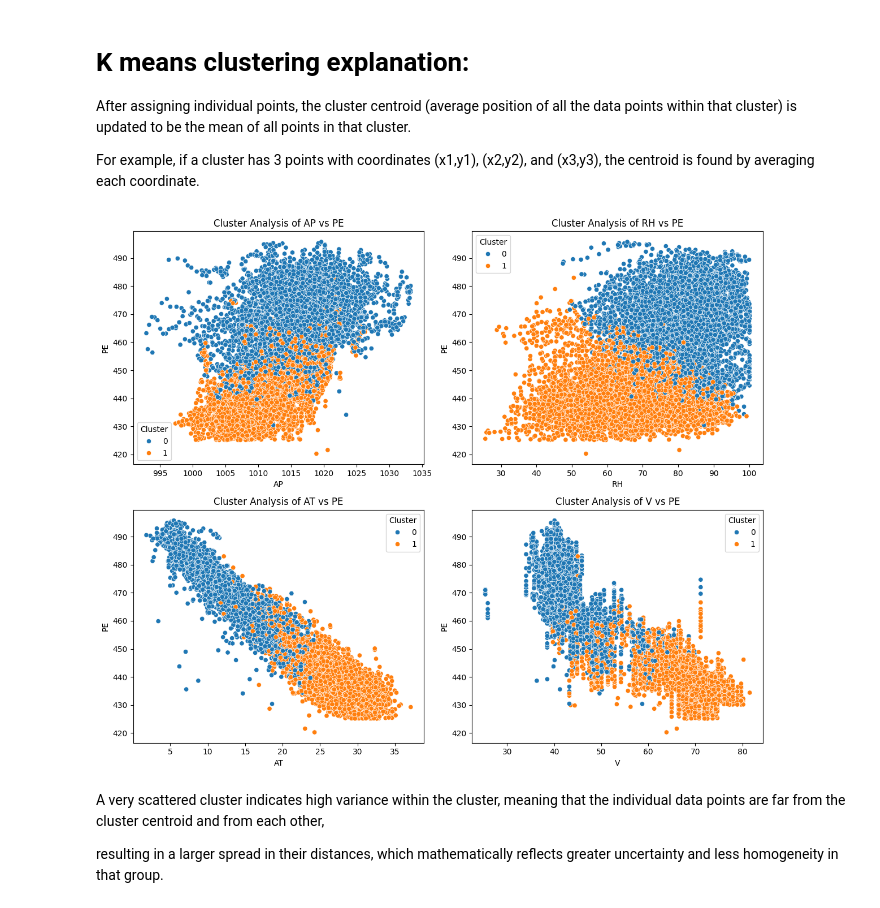
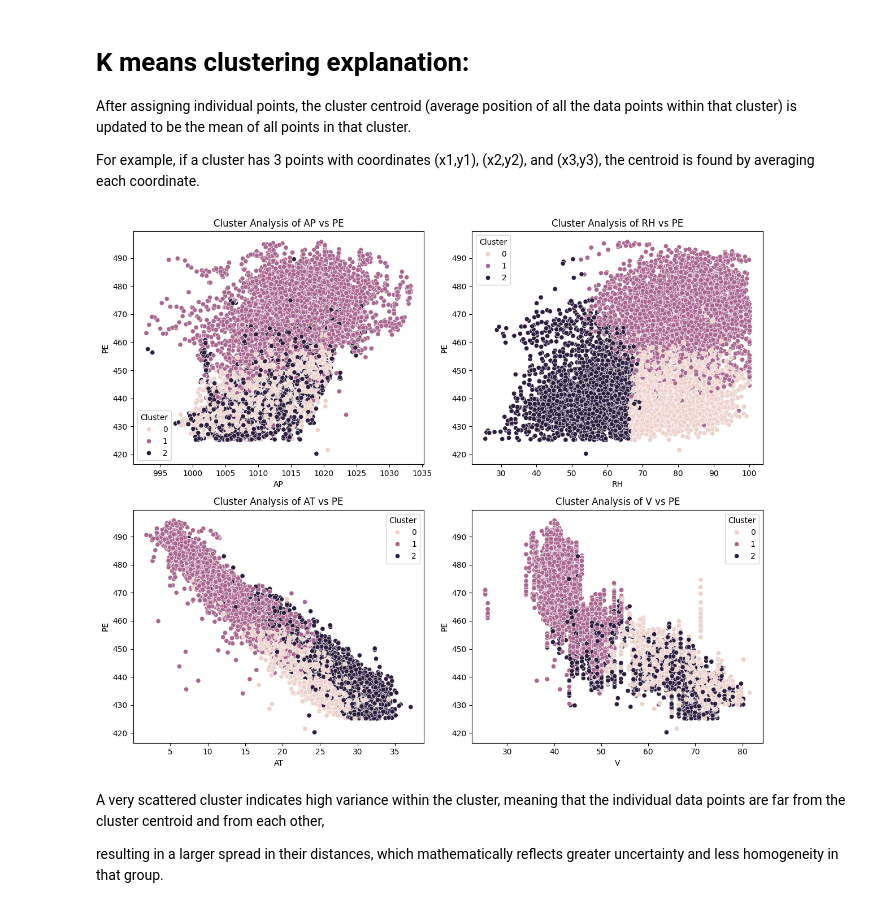
Before and after one commit to isralennon/MSAAI500, a Jupyter notebook: CCPP_significance_tests.ipynb, the cells around one changed output. Drawn from its saved outputs; the diff is of its cells as text; code cells hidden in the pictures.

```diff
--- a/CCPP_significance_tests.ipynb
+++ b/CCPP_significance_tests.ipynb
@@ -867,28 +884,28 @@ For example, if a cluster has 3 points with coordinates (x1,y1), (x2,y2), and (x
 # %%
 
 # Perform K-means clustering (k=4 as per your requirement)
-kmeans = KMeans(n_clusters=2)
+kmeans = KMeans(n_clusters=3)
 df['Cluster'] = kmeans.fit_predict(df[['AP', 'RH', 'AT', 'V']])
 
 # List of feature variables
 features = ['AP', 'RH', 'AT', 'V']
 
 # Set up a 2x2 grid for subplots
 fig, axs = plt.subplots(2, 2, figsize=(12, 10))
 axs = axs.flatten()  # Flatten the array for easier indexing
 
 # Loop through features to create individual scatter plots
 for i, indep in enumerate(features):
     sns.scatterplot(x=indep, y='PE', hue='Cluster', data=df, ax=axs[i])
     axs[i].set_title(f'Cluster Analysis of {indep} vs PE')
     axs[i].set_xlabel(indep)
     axs[i].set_ylabel('PE')
 
 # Adjust layout
 plt.tight_layout()
 plt.show()
 # %% [output]
-[figure, old version]
+[figure, new version]
 # %% [markdown]
 
 A very scattered cluster indicates high variance within the cluster, meaning that the individual data points are far from the cluster centroid and from each other,
```
Also changed, not shown: parts of 12 cells of this notebook.
